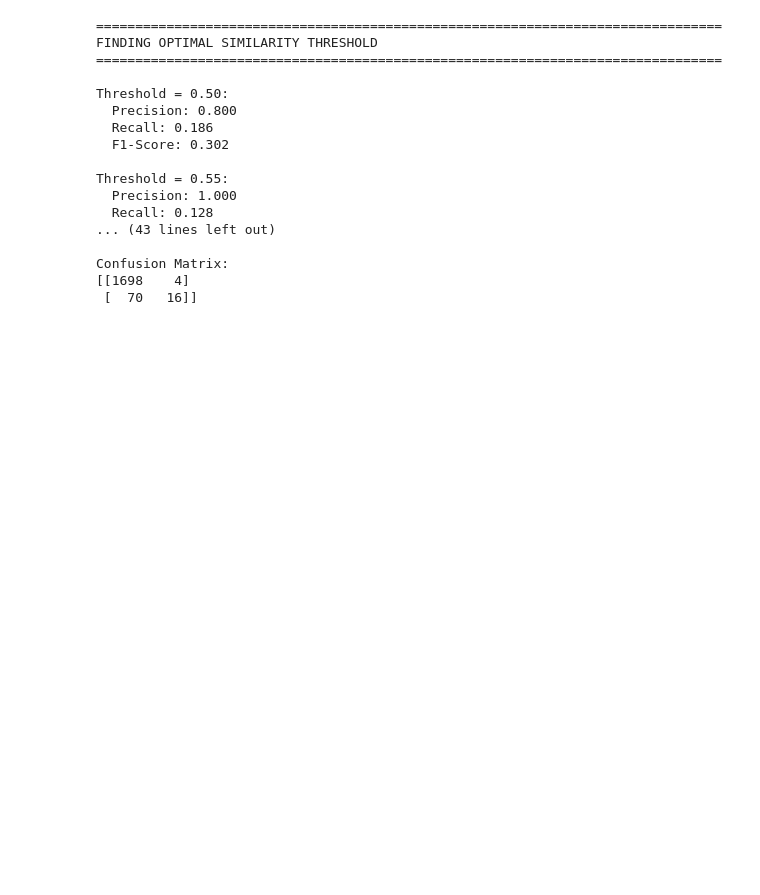
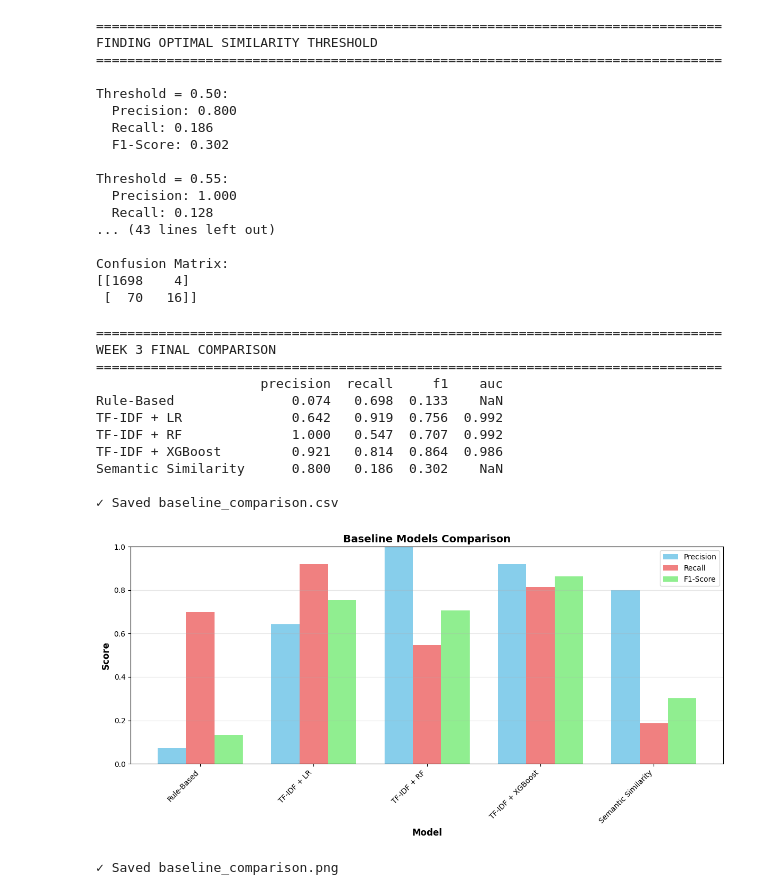
Before and after one commit to diyap24/HireSafe, a Jupyter notebook: 07_baseline_models.ipynb, the cells around one changed output. Cells and saved outputs as stored; diff of their text form; code cells hidden in the pictures; blank space fills up the shorter version.

```diff
--- a/07_baseline_models.ipynb
+++ b/07_baseline_models.ipynb
@@ -630,3 +630,55 @@ Threshold = 0.55:
 Confusion Matrix:
 [[1698    4]
  [  70   16]]
+# %%
+# Update comparison
+comparison_df = pd.DataFrame(baseline_results).T
+comparison_df = comparison_df.round(3)
+
+print("="*80)
+print("WEEK 3 FINAL COMPARISON")
+print("="*80)
+print(comparison_df)
+
+# Save results
+comparison_df.to_csv('C:/Users/diyad/Desktop/HireSafe/outputs/baseline_comparison.csv')
+print("\n✓ Saved baseline_comparison.csv")
+
+# Visualize
+fig, ax = plt.subplots(figsize=(12, 6))
+
+x = np.arange(len(comparison_df))
+width = 0.25
+
+ax.bar(x - width, comparison_df['precision'], width, label='Precision', color='skyblue')
+ax.bar(x, comparison_df['recall'], width, label='Recall', color='lightcoral')
+ax.bar(x + width, comparison_df['f1'], width, label='F1-Score', color='lightgreen')
+
+ax.set_xlabel('Model', fontsize=12, fontweight='bold')
+ax.set_ylabel('Score', fontsize=12, fontweight='bold')
+ax.set_title('Baseline Models Comparison', fontsize=14, fontweight='bold')
+ax.set_xticks(x)
+ax.set_xticklabels(comparison_df.index, rotation=45, ha='right')
+ax.legend()
+ax.grid(axis='y', alpha=0.3)
+ax.set_ylim([0, 1])
+
+plt.tight_layout()
+plt.savefig('C:/Users/diyad/Desktop/HireSafe/outputs/baseline_comparison.png', dpi=300)
+plt.show()
+
+print("\n✓ Saved baseline_comparison.png")
+# %% [output]
+================================================================================
+WEEK 3 FINAL COMPARISON
+================================================================================
+                     precision  recall     f1    auc
+Rule-Based               0.074   0.698  0.133    NaN
+TF-IDF + LR              0.642   0.919  0.756  0.992
+TF-IDF + RF              1.000   0.547  0.707  0.992
+TF-IDF + XGBoost         0.921   0.814  0.864  0.986
+Semantic Similarity      0.800   0.186  0.302    NaN
+
+✓ Saved baseline_comparison.csv
+[figure, added]
+✓ Saved baseline_comparison.png
```
Also changed, not shown: parts of 1 cell of this notebook, 1 other file.
